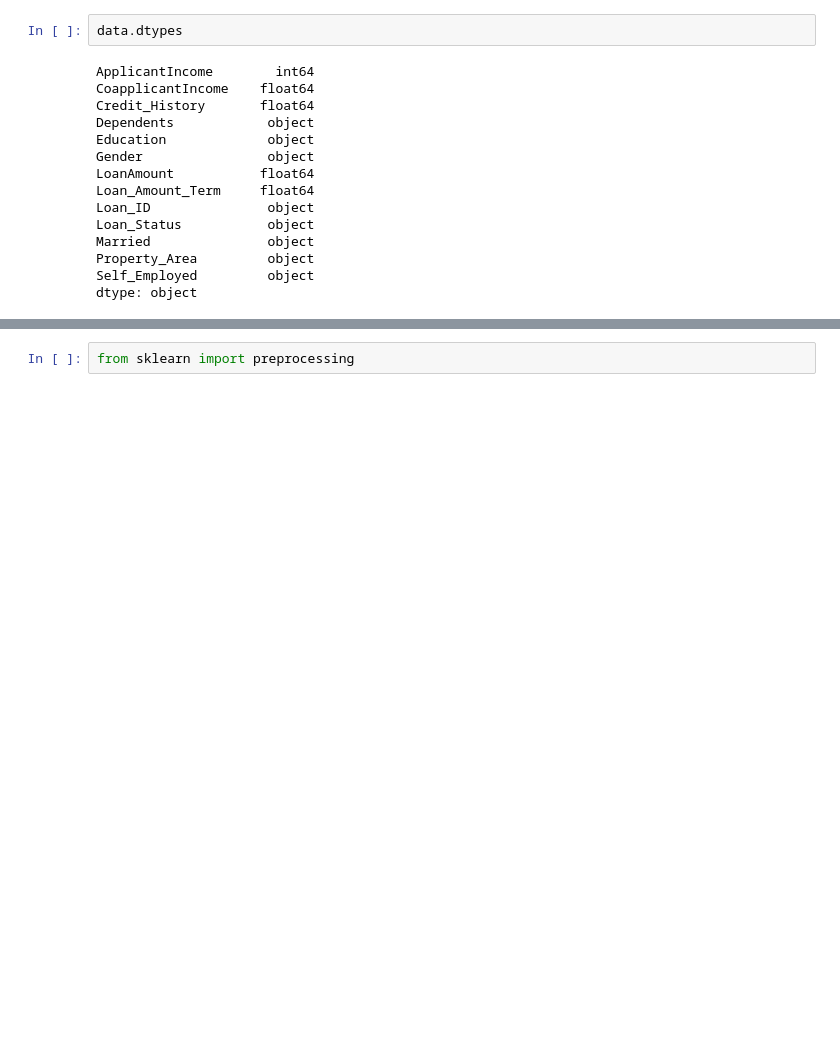
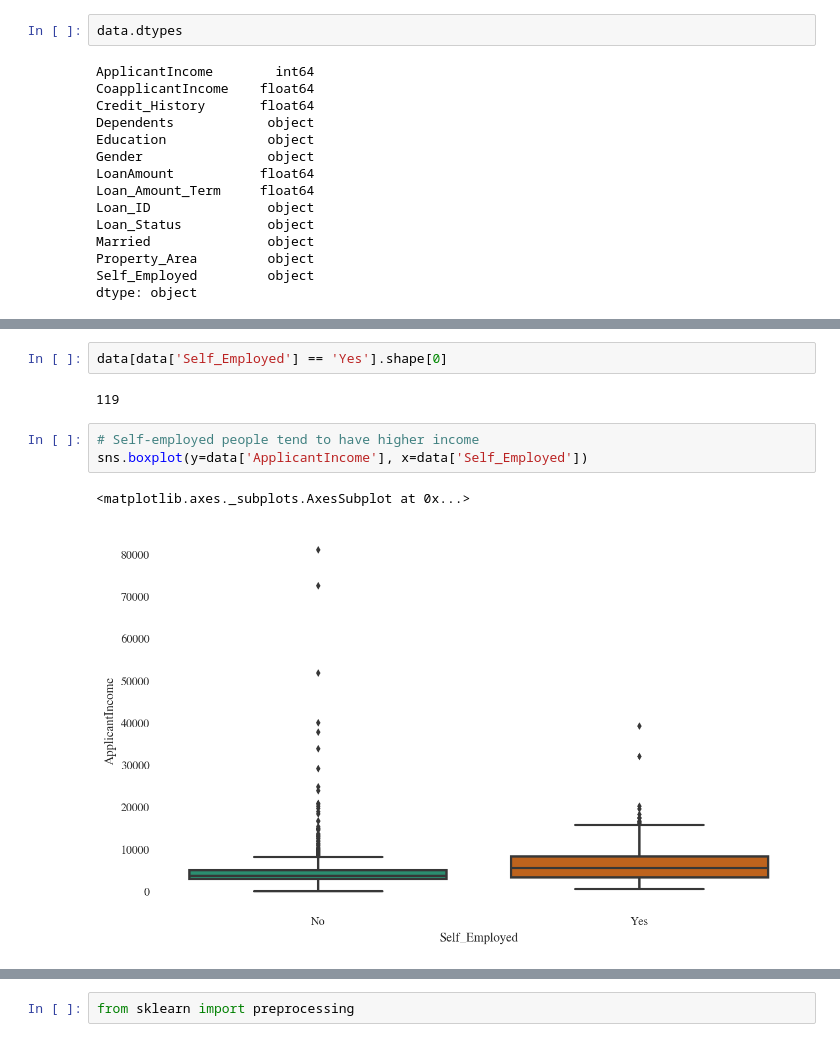
Before and after one commit to ranamihir/loan_prediction_3, a Jupyter notebook: models/model.ipynb, the cells around one changed output, grey strips where cells are left out. Drawn from its saved outputs; the diff is of its cells as text; blank space fills up the shorter version.

```diff
--- a/models/model.ipynb
+++ b/models/model.ipynb
@@ -329,0 +359,10 @@ dtype: object
+# %%
+data[data['Self_Employed'] == 'Yes'].shape[0]
+# %% [output]
+119
+# %%
+# Self-employed people tend to have higher income
+sns.boxplot(y=data['ApplicantIncome'], x=data['Self_Employed'])
+# %% [output]
+<matplotlib.axes._subplots.AxesSubplot at 0x...>
+[figure, added]
```
Also changed, not shown: parts of 50 cells of this notebook.
